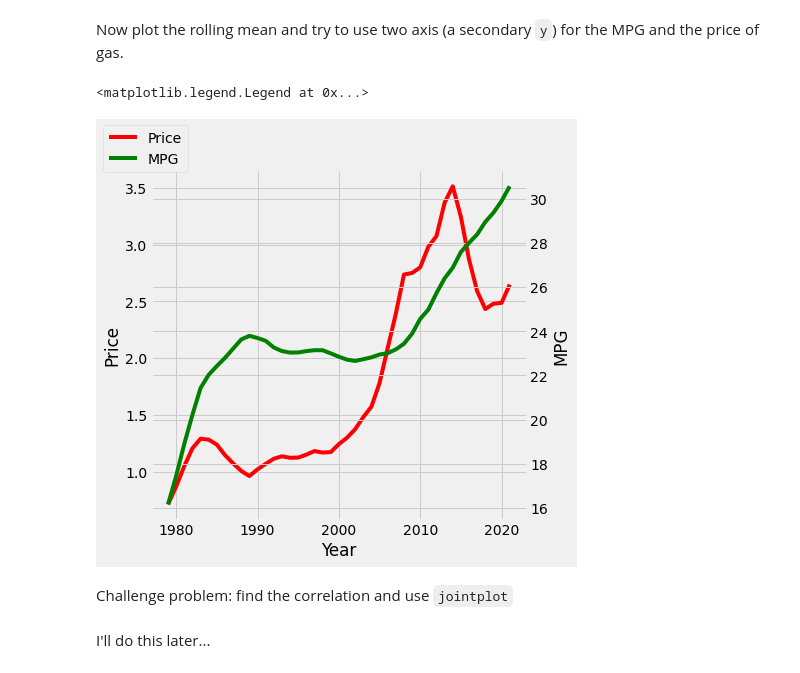
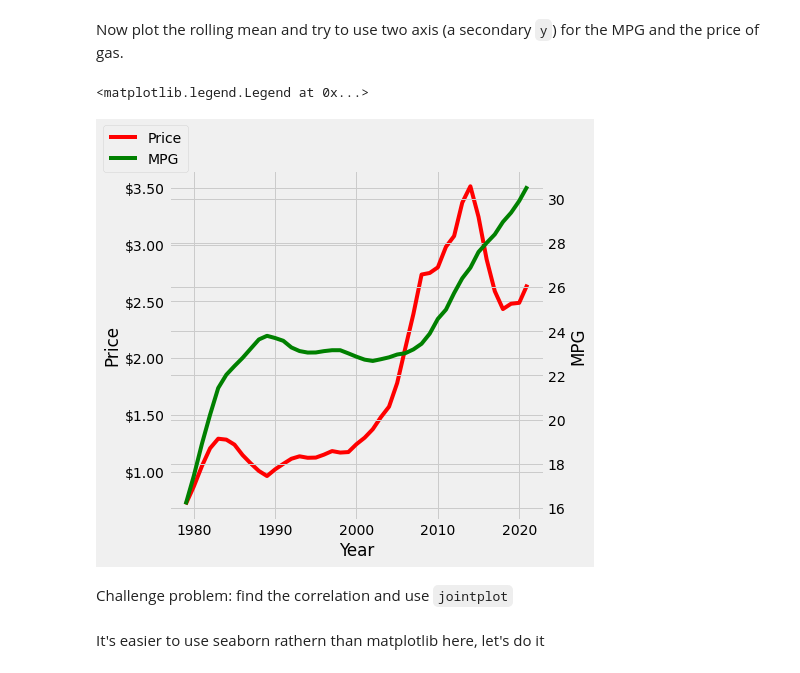
Before and after one commit to dalexa10/Python_Data_Science, a Jupyter notebook: collecting-organizing-analyzing-basics/collecting-organizing-analyzing-data.ipynb, the cells around one changed output. Saved outputs shown, nothing was run; the diff lists cells and outputs as text; code cells hidden in the pictures.

```diff
--- a/collecting-organizing-analyzing-basics/collecting-organizing-analyzing-data.ipynb
+++ b/collecting-organizing-analyzing-basics/collecting-organizing-analyzing-data.ipynb
@@ -882,26 +930,29 @@ merged_df
 Now plot the rolling mean and try to use two axis (a secondary `y`) for the MPG and the price of gas.
 # %%
 plt.style.use('fivethirtyeight')
+
+fmt = '$%.2f'
+thick = mtick.FormatStrFormatter(fmt)
 
 fig, ax1 = plt.subplots(figsize=(6,6))
 
 ax2 = ax1.twinx()
 
 ax1.plot(merged_df['Year'], merged_df['Value'].rolling(4).mean(), c='r', lw='4', label='Price')
 ax2.plot(merged_df['Year'], merged_df['Real-World MPG'].rolling(4).mean(), c='g', lw='4', label='MPG')
 
 # merged_df.rolling(4).mean().plot(x='Year', y='Value', ax=ax1, linewidth=4, c='red', label='')
 # merged_df.rolling(4).mean().plot(x='Year', y='Real-World MPG', ax=ax2, linewidth=4, c='green', label='')
 
-
+ax1.yaxis.set_major_formatter(thick)
 ax1.set_xlabel('Year')
 ax1.set_ylabel('Price')
 ax2.set_ylabel('MPG')
 fig.legend(loc='upper left')
 # %% [output]
 <matplotlib.legend.Legend at 0x...>
-[figure, old version]
+[figure, new version]
 # %% [markdown]
 Challenge problem: find the correlation and use `jointplot`
-# %% [markdown]
-I'll do this later...
+# %% [markdown]
+It's easier to use seaborn rathern than matplotlib here, let's do it
```
Also changed, not shown: parts of 28 cells of this notebook.
